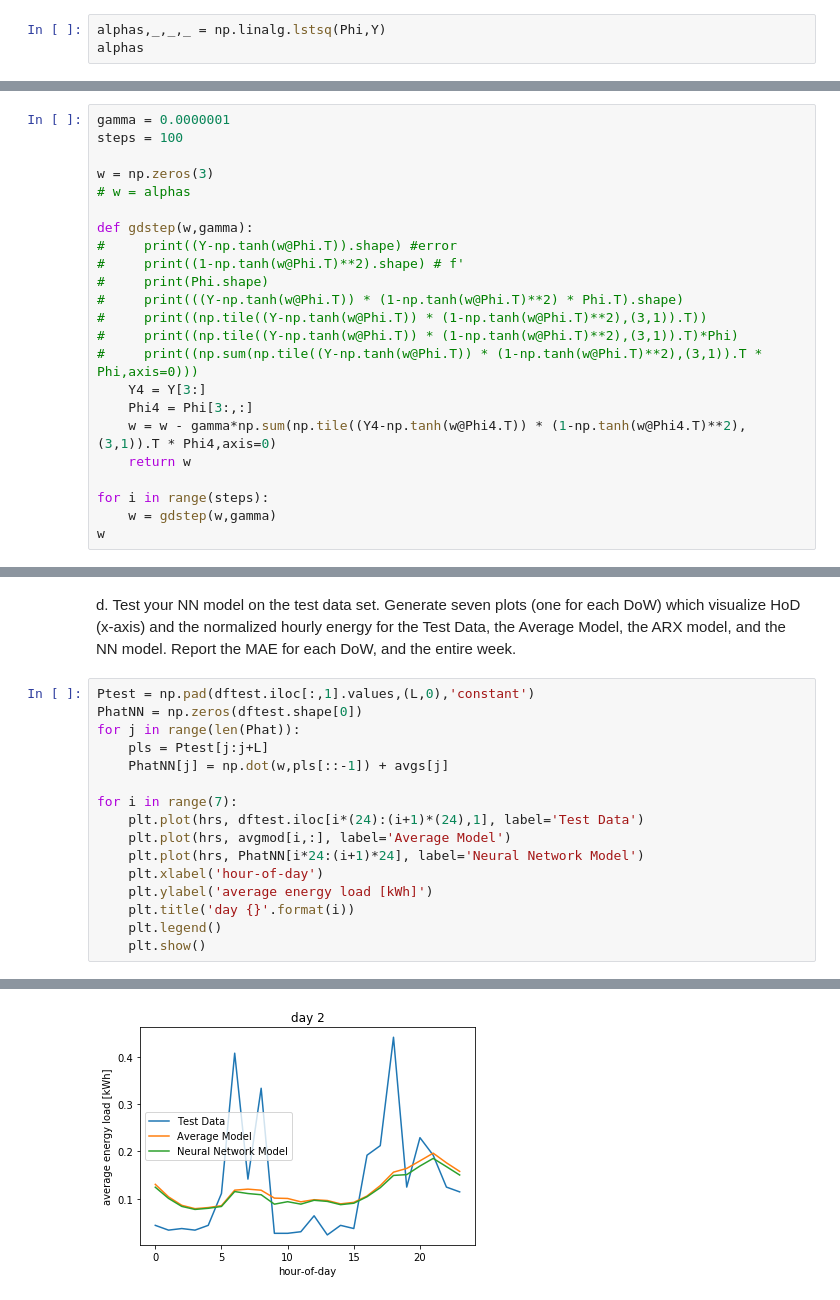
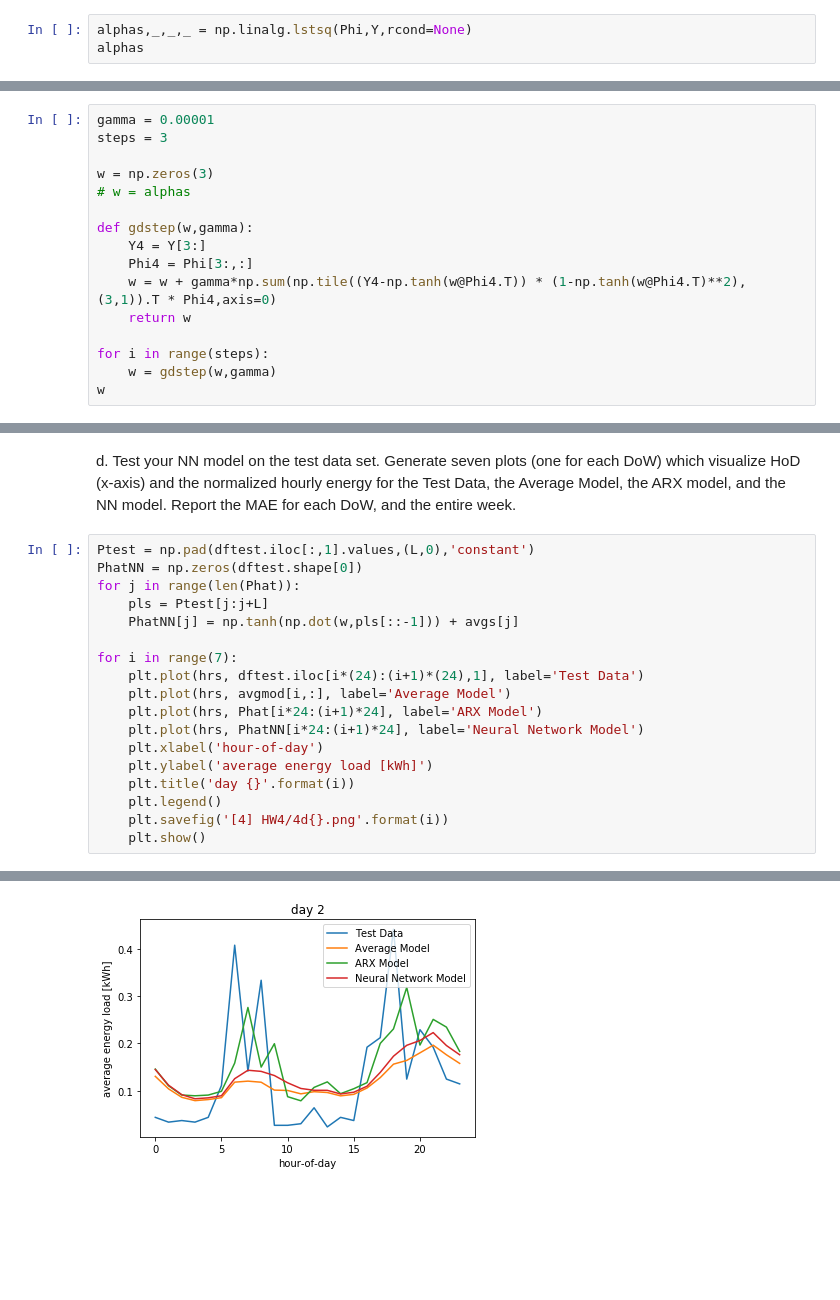
Before and after one commit to CarlinLiao/cee295, a Jupyter notebook: Homework/LIAO_CARLIN_HW4.ipynb, the cells around one changed output, grey strips where cells are left out. Drawn from its saved outputs; the diff is of its cells as text; blank space fills up the shorter version.

```diff
--- a/Homework/LIAO_CARLIN_HW4.ipynb
+++ b/Homework/LIAO_CARLIN_HW4.ipynb
@@ -197,5 +187,5 @@ array([[ 0.        ,  0.        ,  0.        ],
 # %%
-alphas,_,_,_ = np.linalg.lstsq(Phi,Y)
+alphas,_,_,_ = np.linalg.lstsq(Phi,Y,rcond=None)
 alphas
 # %% [output]
 array([ 0.40088005, -0.04080743, -0.07318004])
@@ -244,23 +235,16 @@ MAE for the week: 0.2972326558515999
 
 c. Implement the gradient descent algorithm yourself. Select an initial guess of $w_0 = 0 ∈ \mathcal{R}^3$. Use a small step size/learning rate, such as $γ = 0.01$. Perform at least three steps of gradient descent. In your report, give the final values of $w_1, w_2, w_3$.
 # %%
-gamma = 0.0000001
-steps = 100
+gamma = 0.00001
+steps = 3
 
 w = np.zeros(3)
 # w = alphas
 
 def gdstep(w,gamma):
-#     print((Y-np.tanh(w@Phi.T)).shape) #error
-#     print((1-np.tanh(w@Phi.T)**2).shape) # f'
-#     print(Phi.shape)
-#     print(((Y-np.tanh(w@Phi.T)) * (1-np.tanh(w@Phi.T)**2) * Phi.T).shape)
-#     print((np.tile((Y-np.tanh(w@Phi.T)) * (1-np.tanh(w@Phi.T)**2),(3,1)).T))
-#     print((np.tile((Y-np.tanh(w@Phi.T)) * (1-np.tanh(w@Phi.T)**2),(3,1)).T)*Phi)
-#     print((np.sum(np.tile((Y-np.tanh(w@Phi.T)) * (1-np.tanh(w@Phi.T)**2),(3,1)).T * Phi,axis=0)))
     Y4 = Y[3:]
     Phi4 = Phi[3:,:]
-    w = w - gamma*np.sum(np.tile((Y4-np.tanh(w@Phi4.T)) * (1-np.tanh(w@Phi4.T)**2),(3,1)).T * Phi4,axis=0)
+    w = w + gamma*np.sum(np.tile((Y4-np.tanh(w@Phi4.T)) * (1-np.tanh(w@Phi4.T)**2),(3,1)).T * Phi4,axis=0)
     return w
 
 for i in range(steps):
@@ -277,15 +261,17 @@ Ptest = np.pad(dftest.iloc[:,1].values,(L,0),'constant')
 PhatNN = np.zeros(dftest.shape[0])
 for j in range(len(Phat)):
     pls = Ptest[j:j+L]
-    PhatNN[j] = np.dot(w,pls[::-1]) + avgs[j]
+    PhatNN[j] = np.tanh(np.dot(w,pls[::-1])) + avgs[j]
 
 for i in range(7):
     plt.plot(hrs, dftest.iloc[i*(24):(i+1)*(24),1], label='Test Data')
     plt.plot(hrs, avgmod[i,:], label='Average Model')
+    plt.plot(hrs, Phat[i*24:(i+1)*24], label='ARX Model')
     plt.plot(hrs, PhatNN[i*24:(i+1)*24], label='Neural Network Model')
     plt.xlabel('hour-of-day')
     plt.ylabel('average energy load [kWh]')
     plt.title('day {}'.format(i))
     plt.legend()
+    plt.savefig('[4] HW4/4d{}.png'.format(i))
     plt.show()
 # %% [output]
@@ -294 +280 @@ for i in range(7):
-[figure, old version]
+[figure, new version]
```
Also changed, not shown: parts of 12 cells of this notebook, 1 other file.
